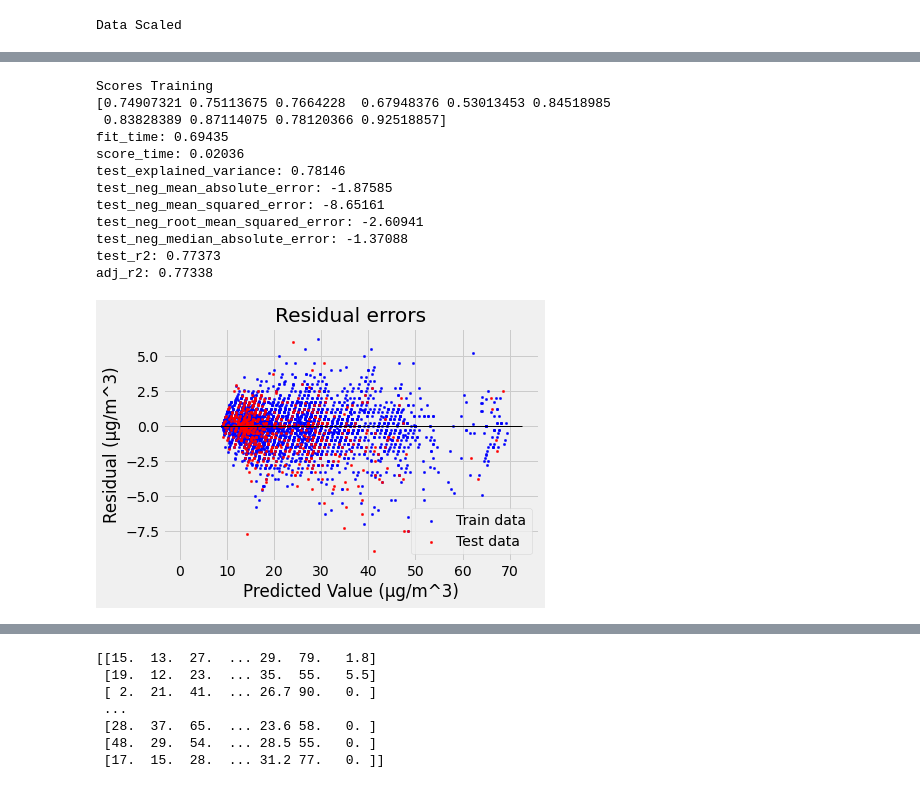
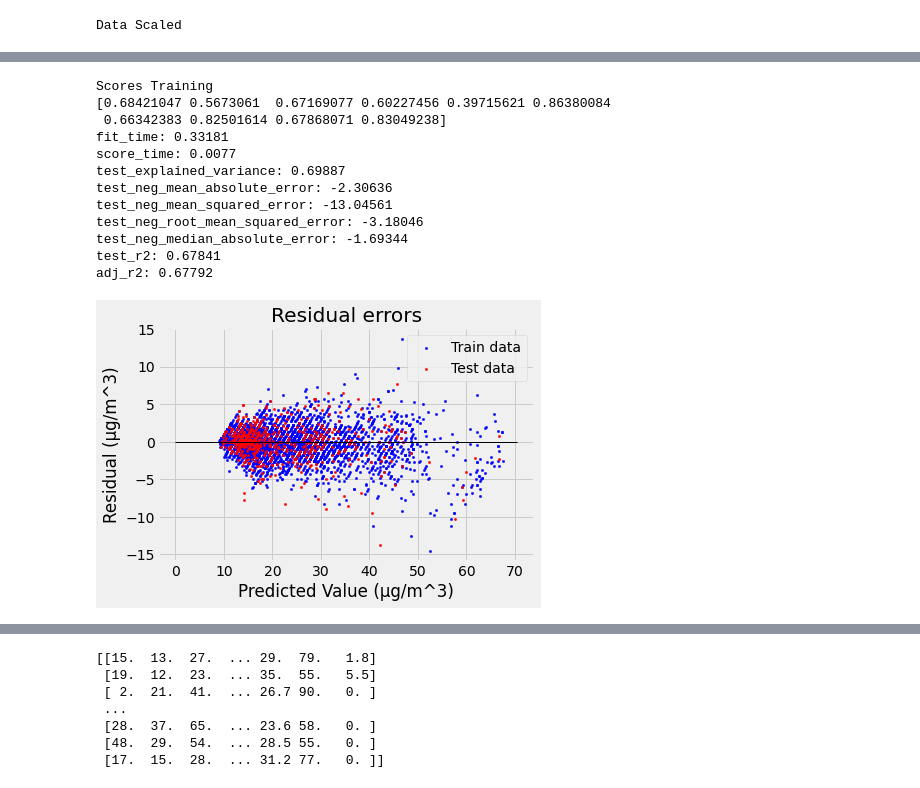
Before and after one commit to JBPrew/OzonePM-Forecasting, a Jupyter notebook: Models/test_regression WITHOUT SCALING.ipynb, the cells around one changed output, grey strips where cells are left out. Cells and saved outputs as stored; diff of their text form; code cells hidden in the pictures.

```diff
--- a/Models/test_regression WITHOUT SCALING.ipynb
+++ b/Models/test_regression WITHOUT SCALING.ipynb
@@ -211,8 +210,8 @@ def poly_fit(n):
   test_mse = []
   for i in range(1,n+1):
     poly_reg = PolynomialFeatures(degree=i)
-    X_poly_train = poly_reg.fit_transform(X_train_scaled)
-    X_poly_test = poly_reg.fit_transform(X_test_scaled)
+    X_poly_train = poly_reg.fit_transform(X_train)
+    X_poly_test = poly_reg.fit_transform(X_test)
 
     linreg_poly = LinearRegression()
     linreg_poly.fit(X_poly_train, y_train)
@@ -232,9 +231,9 @@ def poly_fit(n):
 degree = poly_fit(5)
 print("Degrere of Polynomial: " + str(degree))
 poly_reg = PolynomialFeatures(degree=degree)
-X_poly = poly_reg.fit_transform(X_scaled)
-X_train_poly = poly_reg.fit_transform(X_train_scaled)
-X_test_poly = poly_reg.fit_transform(X_test_scaled)
+X_poly = poly_reg.fit_transform(X)
+X_train_poly = poly_reg.fit_transform(X_train)
+X_test_poly = poly_reg.fit_transform(X_test)
 
 
 linreg_poly = LinearRegression(positive= True)
@@ -268,7 +267,7 @@ adj_r2: 0.91732
 from sklearn.linear_model import RANSACRegressor, LinearRegression
 
 ransac_reg = RANSACRegressor(LinearRegression(positive=True), random_state = 42)
-ransac_reg.fit(X_train_scaled, y_train)
+ransac_reg.fit(X_train, y_train)
 
 #Print Coefficients and Weight
 print("Coefficients: ")
@@ -278,10 +277,10 @@ for i in range(len(X.columns)):
     print(X.columns[i] + ": " + str(ransac_reg.estimator_.coef_[i]))
 
 print("Scores Training")
-ransac_reg_scores = cross_validate_scores(ransac_reg, X_scaled, y)
+ransac_reg_scores = cross_validate_scores(ransac_reg, X, y)
 for key in ransac_reg_scores:
     print(key + ": " + str(ransac_reg_scores[key]))
 
-resid_plot(ransac_reg, X_train_scaled, X_test_scaled)
+resid_plot(ransac_reg, X_train, X_test)
 # %% [output]
 Coefficients:
@@ -310,7 +309,7 @@ from sklearn import tree
 
 
 decision_tree_reg = DecisionTreeRegressor(random_state = 42, max_depth = 5)
-decision_tree_reg.fit(X_train_scaled, y_train)
+decision_tree_reg.fit(X_train, y_train)
 
 
 #Print Coefficients and Weight
@@ -333,12 +332,12 @@ print("aaa")
 #                feature_names =X.columns, view=True)
 
 print("Scores Training")
-decision_tree_reg_scores = cross_validate_scores(decision_tree_reg, X_scaled, y)
+decision_tree_reg_scores = cross_validate_scores(decision_tree_reg, X, y)
 for key in decision_tree_reg_scores:
     print(key + ": " + str(decision_tree_reg_scores[key]))
 
 
-resid_plot(decision_tree_reg, X_train_scaled, X_test_scaled)
+resid_plot(decision_tree_reg, X_train, X_test)
 # %% [output]
 Tree:
 aaa
@@ -363,10 +362,10 @@ from sklearn.ensemble import RandomForestRegressor
 from sklearn import tree
 
 random_forest_reg = RandomForestRegressor(random_state = 42, max_depth = 7, n_estimators = 300)
-random_forest_reg.fit(X_train_scaled, y_train)
+random_forest_reg.fit(X_train, y_train)
 
 # random_forest = RandomForestRegressor()
-# random_forest.fit(X_train_scaled, y_train)
+# random_forest.fit(X_train, y_train)
 # ### Grid Search ###
 # num_leafs = [1,2,4,6,10]
 
@@ -376,7 +375,7 @@ random_forest_reg.fit(X_train_scaled, y_train)
 #              }]
 
 # random_forest_reg = GridSearchCV(estimator=random_forest, param_grid=parameters,cv = 10)
-# random_forest_reg.fit(X_train_scaled, y_train)
+# random_forest_reg.fit(X_train, y_train)
 # print("found best param")
 # print(random_forest_reg.best_params_)
 
@@ -385,12 +384,12 @@ random_forest_reg.fit(X_train_scaled, y_train)
 
 
 print("Scores Training")
-random_forest_reg_scores = cross_validate_scores(random_forest_reg, X_scaled, y)
+random_forest_reg_scores = cross_validate_scores(random_forest_reg, X, y)
 for key in random_forest_reg_scores:
     print(key + ": " + str(random_forest_reg_scores[key]))
 
 
-resid_plot(random_forest_reg, X_train_scaled, X_test_scaled)
+resid_plot(random_forest_reg, X_train, X_test)
 
 print("Tree: ")
 
@@ -414,36 +413,36 @@ Tree:
 # %%
 ## K Nearest Neighbors
 from sklearn.model_selection import GridSearchCV
 from sklearn.neighbors import KNeighborsRegressor
 
 # knn_model = KNeighborsRegressor(n_neighbors=3)
-# knn_model.fit(X_train_scaled, y_train)
+# knn_model.fit(X_train, y_train)
 
 parameters = {"n_neighbors": range(1, 5)}
 knn_model = GridSearchCV(KNeighborsRegressor(), parameters)
-knn_model.fit(X_train_scaled, y_train)
+knn_model.fit(X_train, y_train)
 
 print("Scores Training")
-knn_model_scores = cross_validate_scores(knn_model, X_scaled, y)
+knn_model_scores = cross_validate_scores(knn_model, X, y)
 for key in knn_model_scores:
     print(key + ": " + str(knn_model_scores[key]))
 
 
-resid_plot(knn_model, X_train_scaled, X_test_scaled)
+resid_plot(knn_model, X_train, X_test)
 # %% [output]
 Scores Training
-[0.74907321 0.75113675 0.7664228  0.67948376 0.53013453 0.84518985
- 0.83828389 0.87114075 0.78120366 0.92518857]
-fit_time: 0.69435
-score_time: 0.02036
-test_explained_variance: 0.78146
-test_neg_mean_absolute_error: -1.87585
-test_neg_mean_squared_error: -8.65161
-test_neg_root_mean_squared_error: -2.60941
-test_neg_median_absolute_error: -1.37088
-test_r2: 0.77373
-adj_r2: 0.77338
+[0.68421047 0.5673061  0.67169077 0.60227456 0.39715621 0.86380084
+ 0.66342383 0.82501614 0.67868071 0.83049238]
+fit_time: 0.33181
+score_time: 0.0077
+test_explained_variance: 0.69887
+test_neg_mean_absolute_error: -2.30636
+test_neg_mean_squared_error: -13.04561
+test_neg_root_mean_squared_error: -3.18046
+test_neg_median_absolute_error: -1.69344
+test_r2: 0.67841
+adj_r2: 0.67792
-[figure, old version]
+[figure, new version]
 # %%
 ## SVM
 
```
Also changed, not shown: parts of 16 cells of this notebook, 7 other files.
